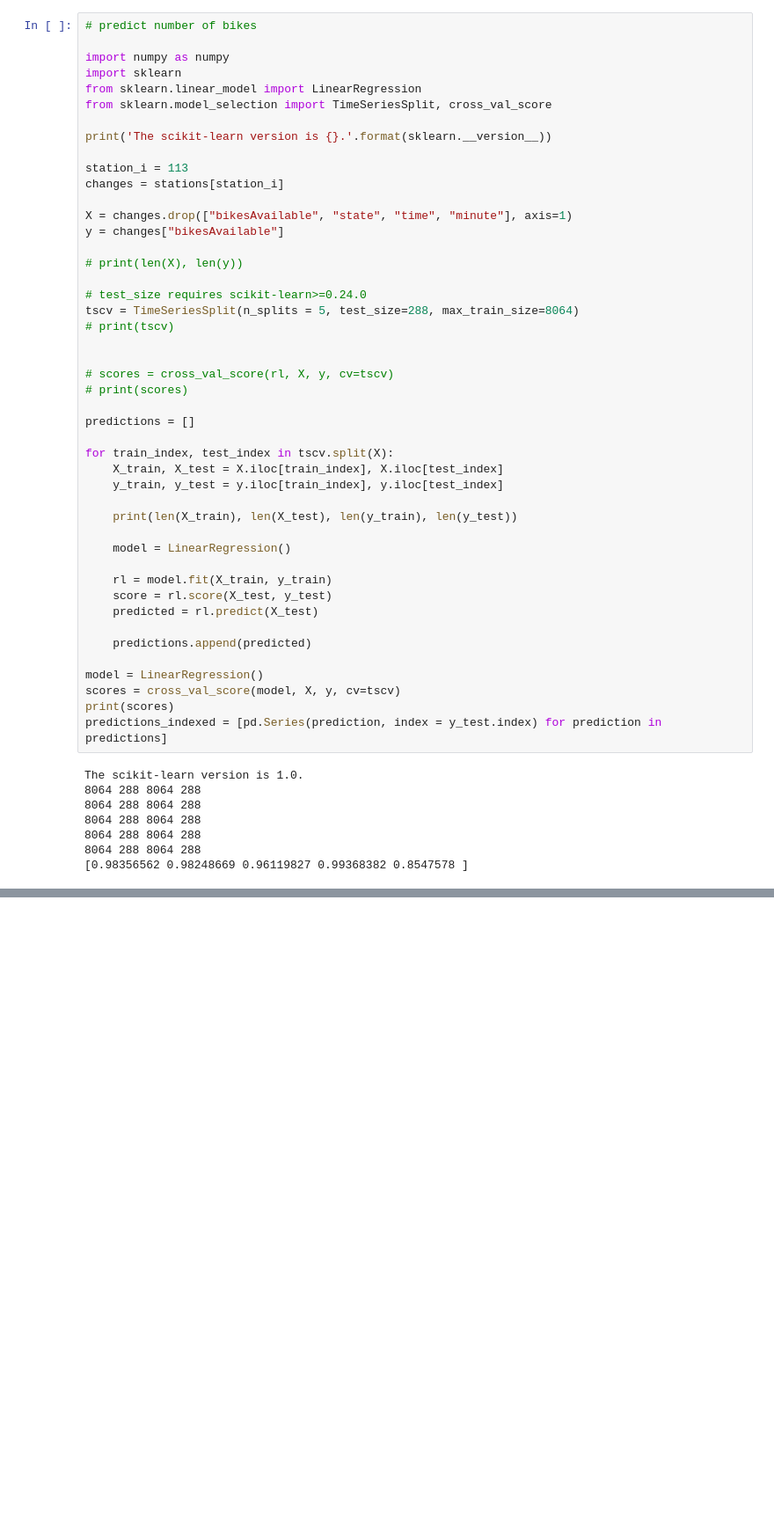
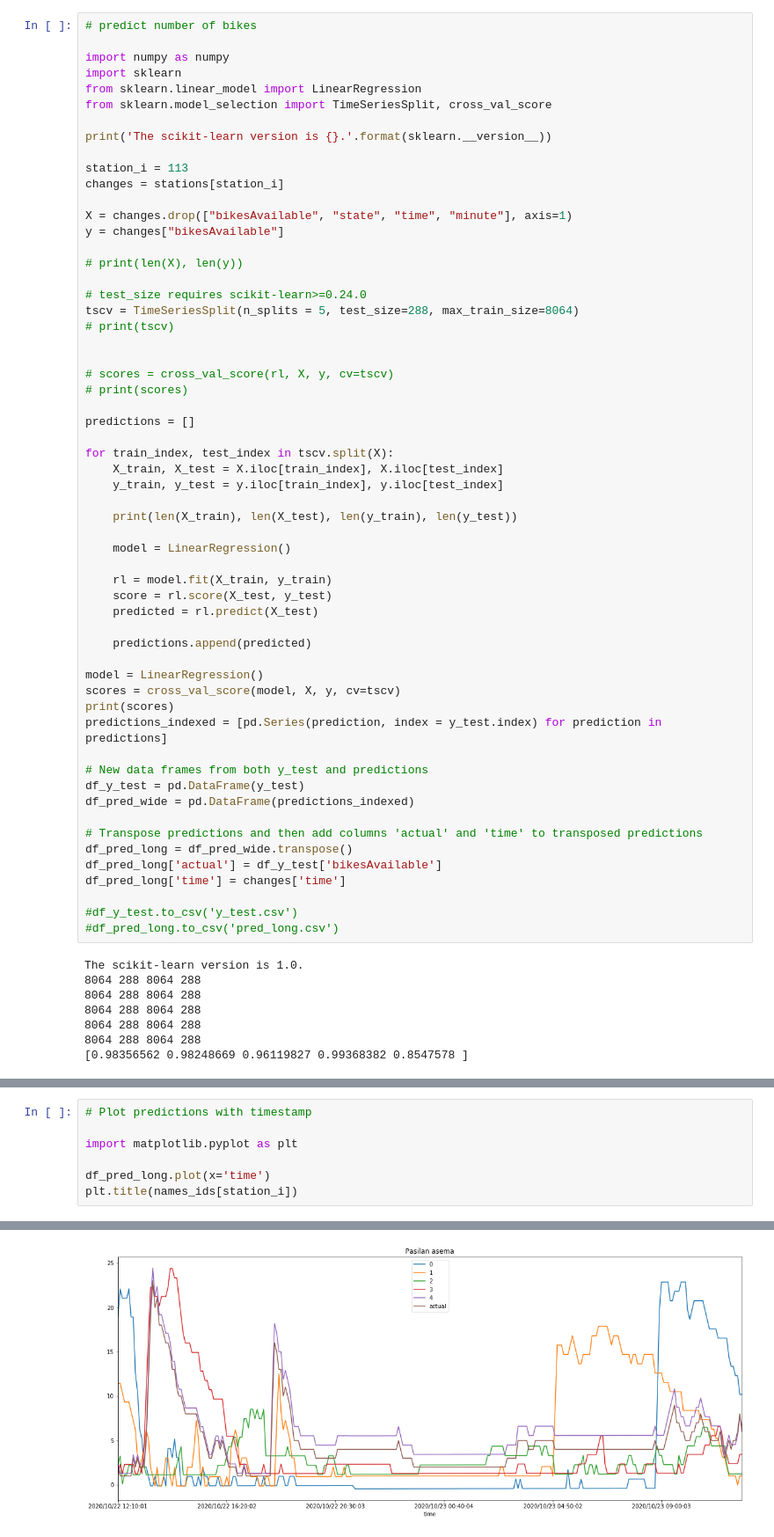
Before and after one commit to VirtualAkseli/NoMES, a Jupyter notebook: NoMAS_EDA.ipynb, the cells around one changed output, grey strips where cells are left out. Shown at 88% size. Cells and saved outputs as stored; diff of their text form; blank space fills up the shorter version.

Commit message:
plot with timestamp

```diff
--- a/NoMAS_EDA.ipynb
+++ b/NoMAS_EDA.ipynb
@@ -257,6 +257,18 @@ model = LinearRegression()
 scores = cross_val_score(model, X, y, cv=tscv)
 print(scores)
 predictions_indexed = [pd.Series(prediction, index = y_test.index) for prediction in predictions]
+
+# New data frames from both y_test and predictions
+df_y_test = pd.DataFrame(y_test)
+df_pred_wide = pd.DataFrame(predictions_indexed)
+
+# Transpose predictions and then add columns 'actual' and 'time' to transposed predictions
+df_pred_long = df_pred_wide.transpose()
+df_pred_long['actual'] = df_y_test['bikesAvailable']
+df_pred_long['time'] = changes['time']
+
+#df_y_test.to_csv('y_test.csv')
+#df_pred_long.to_csv('pred_long.csv')
 # %% [output]
 The scikit-learn version is 1.0.
 8064 288 8064 288
@@ -282,0 +295,8 @@ plt.show()
+# %%
+# Plot predictions with timestamp
+
+import matplotlib.pyplot as plt
+
+df_pred_long.plot(x='time')
+plt.title(names_ids[station_i])
+# %% [output]
@@ -282,0 +304 @@ plt.show()
+[figure, added]
```
Also changed, not shown: parts of 4 cells of this notebook.
